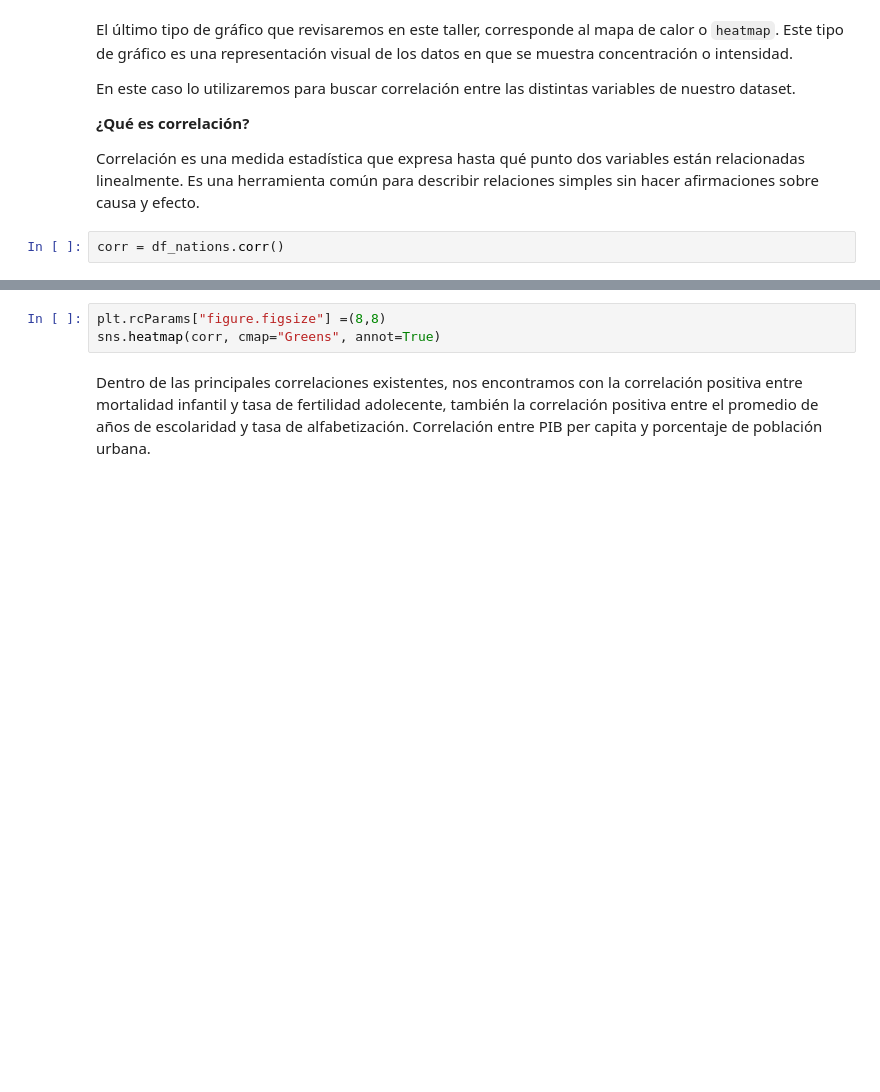
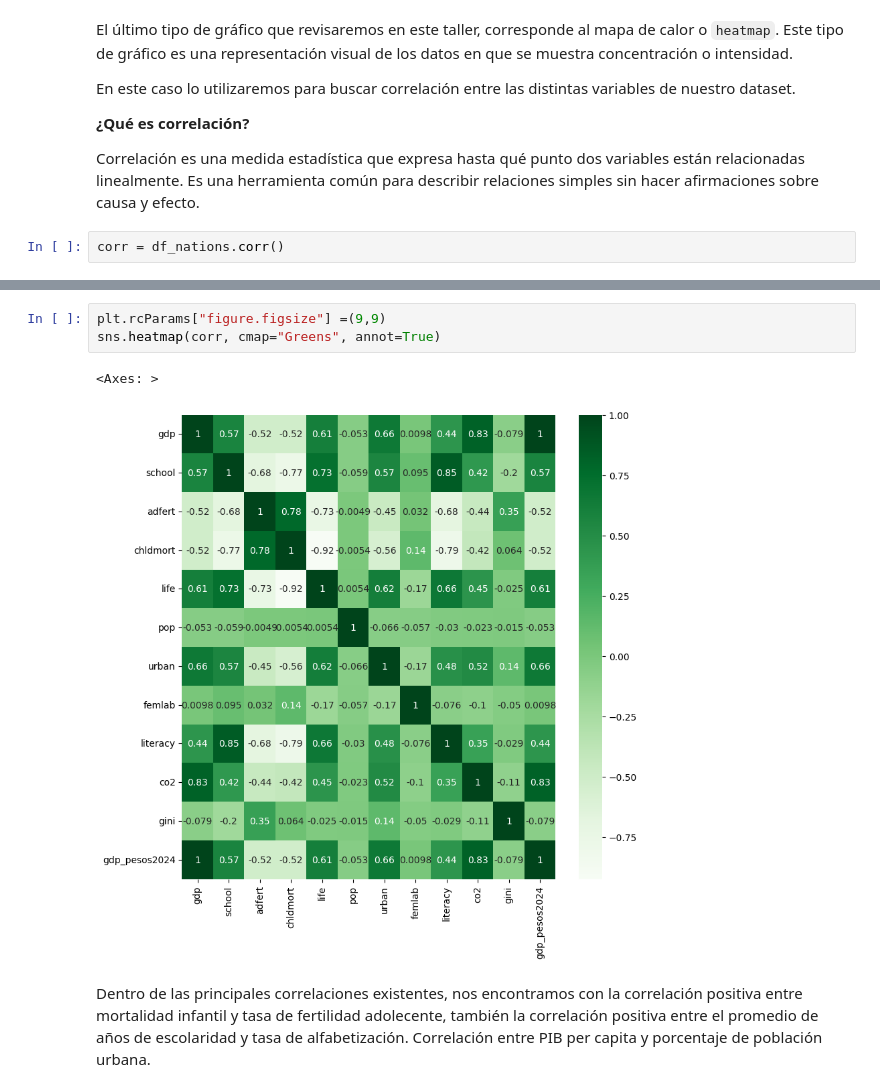
Before and after one commit to gilbertho502/Data_Analysis, a Jupyter notebook: Data_Analysis.ipynb, the cells around one changed output, grey strips where cells are left out. Drawn from its saved outputs; the diff is of its cells as text; blank space fills up the shorter version.

```diff
--- a/Data_Analysis.ipynb
+++ b/Data_Analysis.ipynb
@@ -618,6 +662,9 @@ corr = df_nations.corr()
 # %%
-plt.rcParams["figure.figsize"] =(8,8)
+plt.rcParams["figure.figsize"] =(9,9)
 sns.heatmap(corr, cmap="Greens", annot=True)
+# %% [output]
+<Axes: >
+[figure, added]
 # %% [markdown]
 Dentro de las principales correlaciones existentes, nos encontramos con la correlación positiva entre mortalidad infantil y tasa de fertilidad adolecente, también la correlación positiva entre el promedio de años de escolaridad y tasa de alfabetización. Correlación entre PIB per capita y porcentaje de población urbana.
 # %% [markdown]
```
Also changed, not shown: parts of 11 cells of this notebook.
